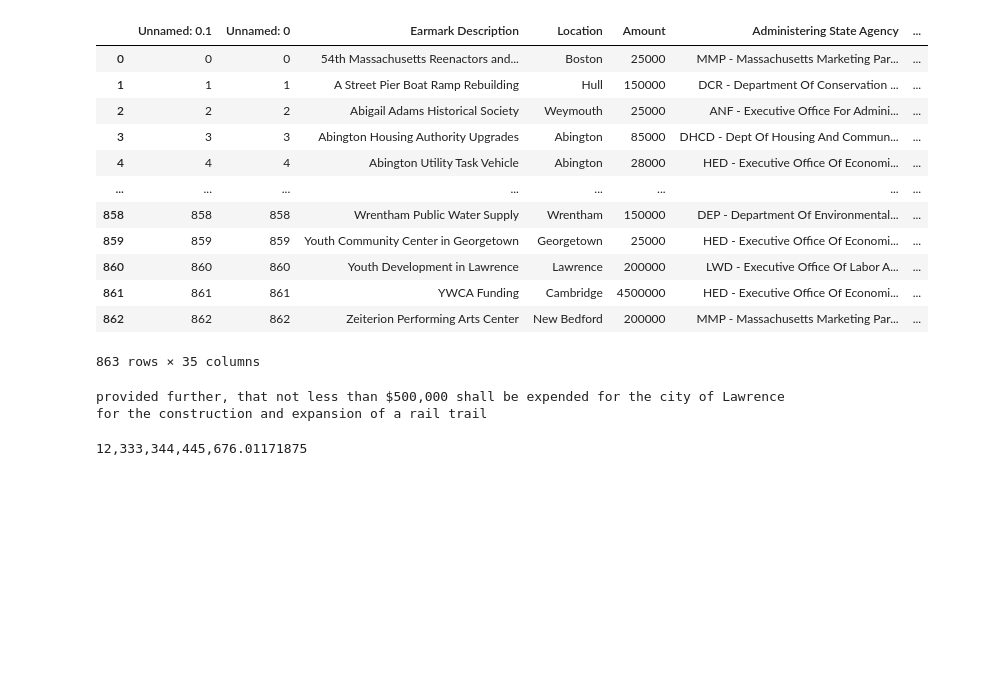
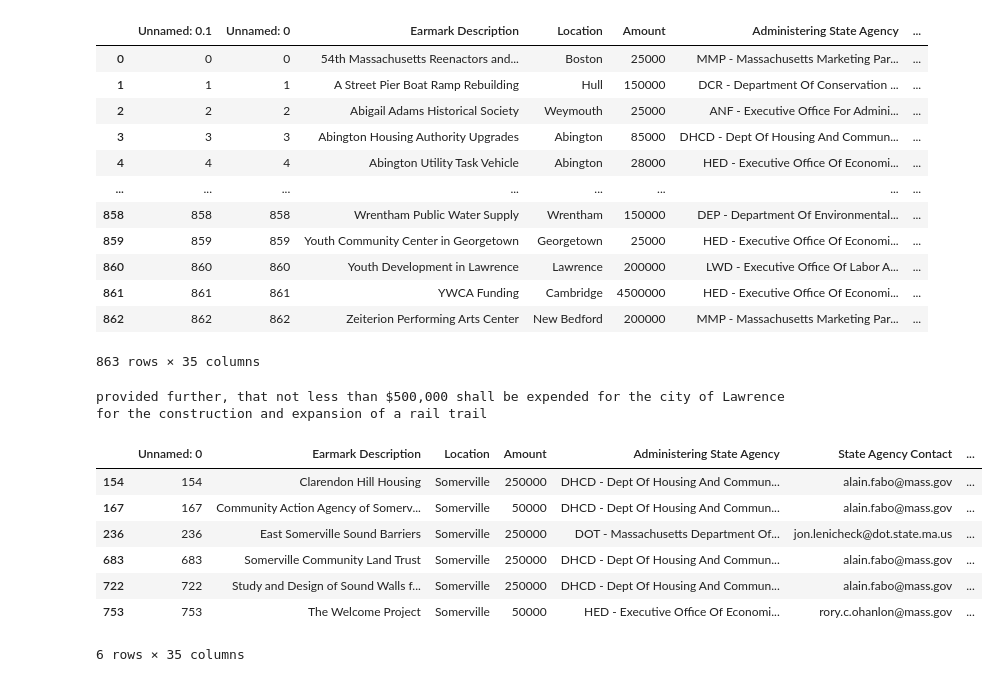
Before and after one commit to specificlanguage/gbh_earmarks, a Jupyter notebook: earmark_analysis.ipynb, the cells around one changed output. Cells and saved outputs as stored; diff of their text form; code cells hidden in the pictures; blank space fills up the shorter version.

```diff
--- a/earmark_analysis.ipynb
+++ b/earmark_analysis.ipynb
@@ -526,10 +488,6 @@ earmarks
 # This is just something that bugged me while I was looking at something in Lawrence -- ironically the project says "Rail Construction"
 # %% [output]
 provided further, that not less than $500,000 shall be expended for the city of Lawrence for the construction and expansion of a rail trail
-# %%
-print('{:20,.8f}'.format(12333344445676.0123456789))
-# %% [output]
-12,333,344,445,676.01171875
 # %%
 # Housing - Gross Rent according to the American Community Survey
 
@@ -556,3 +514,15 @@ rent_by_income = rent_by_income.replace(new_names)
 income_on_housing = pd.DataFrame()
 
 # [ for k in range(rent_by_income)]
+# %%
+# earmarks.loc[earmarks["Location"] == "Somerville"]
+amendments.loc[amendments["Sponsor" == "Barrett, "]
+# %% [output]
+|  | Unnamed: 0 | Earmark Description | Location | Amount | Administering State Agency | State Agency Contact | ... |
+| 154 | 154 | Clarendon Hill Housing | Somerville | 250000 | DHCD - Dept Of Housing And Commun... | alain.fabo@mass.gov | ... |
+| 167 | 167 | Community Action Agency of Somerv... | Somerville | 50000 | DHCD - Dept Of Housing And Commun... | alain.fabo@mass.gov | ... |
+| 236 | 236 | East Somerville Sound Barriers | Somerville | 250000 | DOT - Massachusetts Department Of... | jon.lenicheck@dot.state.ma.us | ... |
+| 683 | 683 | Somerville Community Land Trust | Somerville | 250000 | DHCD - Dept Of Housing And Commun... | alain.fabo@mass.gov | ... |
+| 722 | 722 | Study and Design of Sound Walls f... | Somerville | 250000 | DHCD - Dept Of Housing And Commun... | alain.fabo@mass.gov | ... |
+| 753 | 753 | The Welcome Project | Somerville | 50000 | HED - Executive Office Of Economi... | rory.c.ohanlon@mass.gov | ... |
+6 rows × 35 columns
```
Also changed, not shown: parts of 6 cells of this notebook, 2 other files.
